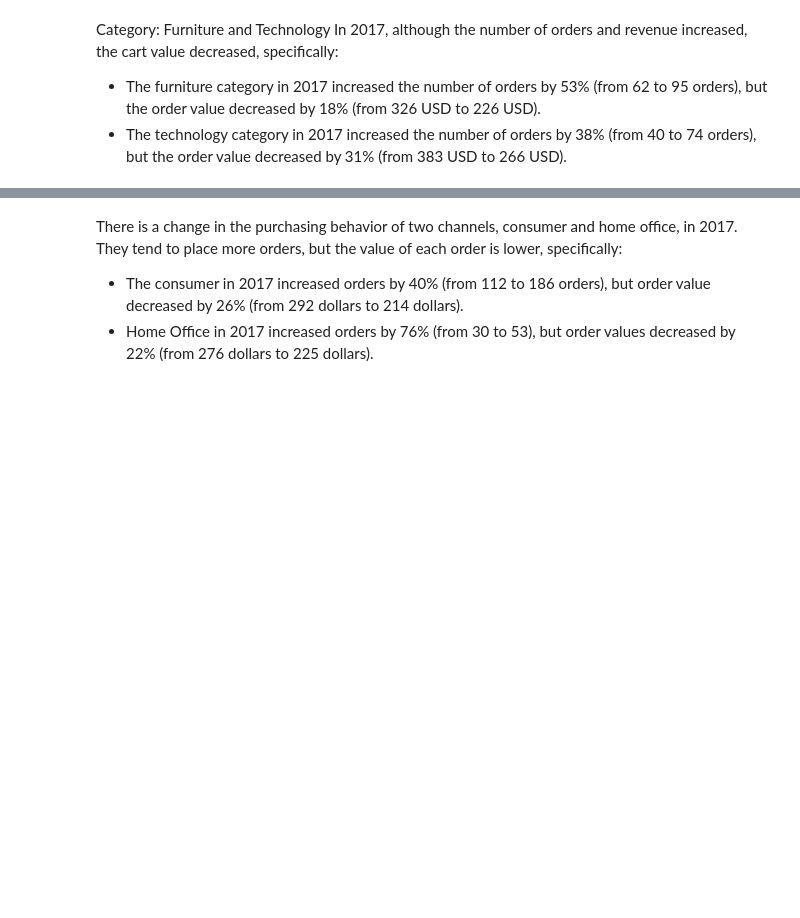
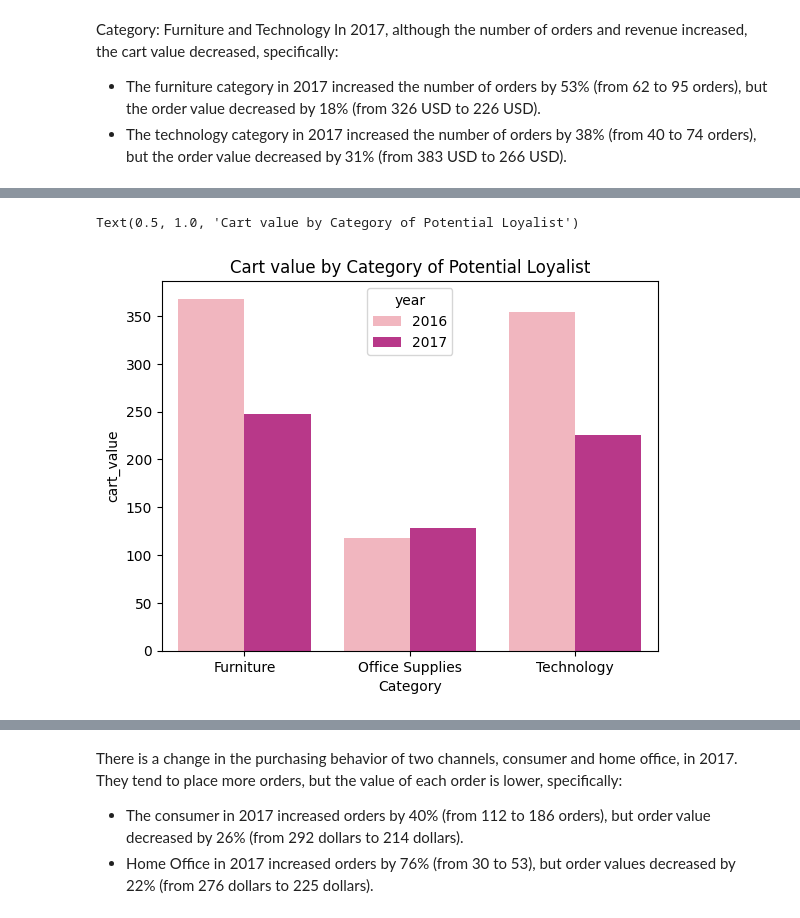
Before and after one commit to MinhAnh99/Python_RFM_Analysis, a Jupyter notebook: MinhAnh_RFM_Analysis_Project.ipynb, the cells around one changed output, grey strips where cells are left out. Saved outputs shown, nothing was run; the diff lists cells and outputs as text; code cells hidden in the pictures; blank space fills up the shorter version.

```diff
--- a/MinhAnh_RFM_Analysis_Project.ipynb
+++ b/MinhAnh_RFM_Analysis_Project.ipynb
@@ -337,7 +349,8 @@ potential_cate = potential.groupby(['year','Category']).agg(ord_count=('Order ID
                                sales = ('Sales','sum'))
 potential_cate['cart_value'] = potential_cate['sales']/potential_cate['ord_count']
 potential_cate.sort_values(by=['Category','year'],inplace=True)
-potential_cate.query('year=="2016" or year=="2017"').reset_index()
+potential_cate = potential_cate.query('year=="2016" or year=="2017"').reset_index()
+potential_cate
 # %% [output]
 |  | year | Category | ord_count | sales | cart_value |
 | 0 | 2016 | Furniture | 55 | 20246.5450 | 368.119000 |
@@ -386,3 +366,10 @@ data
+# %%
+# Visualize cart_value by year by category
+sns.barplot(data=potential_cate, x='Category',y='cart_value',hue='year', palette='RdPu')
+plt.title('Cart value by Category of Potential Loyalist')
+# %% [output]
+Text(0.5, 1.0, 'Cart value by Category of Potential Loyalist')
+[figure, added]
 # %%
 # Analysis of the number of orders, revenue and order value of each Channel in 2016 and 2017
 potential_chan = potential.groupby(['year','Channel']).agg(ord_count=('Order ID','nunique'),
```
Also changed, not shown: parts of 13 cells of this notebook.
